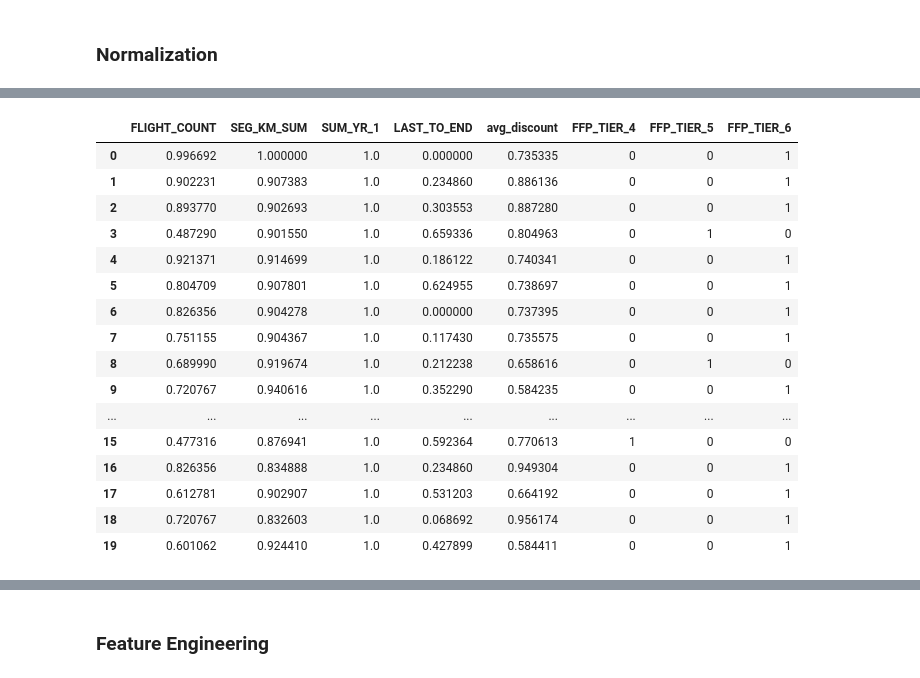
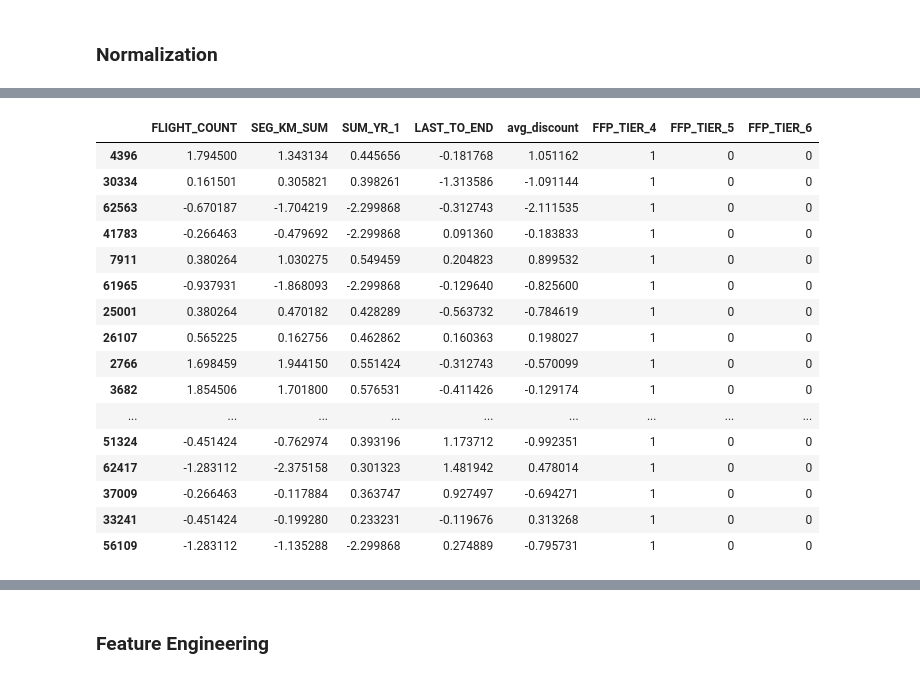
Before and after one commit to FiZufa/Rakamin-Homework, a Jupyter notebook: week16_unsupervised_learning/2_Data_preprocessing.ipynb, the cells around one changed output, grey strips where cells are left out. Drawn from its saved outputs; the diff is of its cells as text; code cells hidden in the pictures.

Commit message:
add kmeans modeling, fix standardization with standardScaler

```diff
--- a/week16_unsupervised_learning/2_Data_preprocessing.ipynb
+++ b/week16_unsupervised_learning/2_Data_preprocessing.ipynb
@@ -326,6 +348,6 @@ Min-Max scaling
 # %%
-from sklearn.preprocessing import MinMaxScaler
+from sklearn.preprocessing import StandardScaler
 
-scaler = MinMaxScaler()
+scaler = StandardScaler()
 
 selected_flight_df[selected_features] = scaler.fit_transform(selected_flight_df[selected_features])
@@ -332,20 +366,20 @@ selected_flight_df[selected_features] = scaler.fit_transform(selected_flight_df[
 # %%
-selected_flight_df.head(20)
+selected_flight_df.sample(20)
 # %% [output]
 |  | FLIGHT_COUNT | SEG_KM_SUM | SUM_YR_1 | LAST_TO_END | avg_discount | FFP_TIER_4 | FFP_TIER_5 | FFP_TIER_6 |
-| 0 | 0.996692 | 1.000000 | 1.0 | 0.000000 | 0.735335 | 0 | 0 | 1 |
-| 1 | 0.902231 | 0.907383 | 1.0 | 0.234860 | 0.886136 | 0 | 0 | 1 |
-| 2 | 0.893770 | 0.902693 | 1.0 | 0.303553 | 0.887280 | 0 | 0 | 1 |
-| 3 | 0.487290 | 0.901550 | 1.0 | 0.659336 | 0.804963 | 0 | 1 | 0 |
-| 4 | 0.921371 | 0.914699 | 1.0 | 0.186122 | 0.740341 | 0 | 0 | 1 |
-| 5 | 0.804709 | 0.907801 | 1.0 | 0.624955 | 0.738697 | 0 | 0 | 1 |
-| 6 | 0.826356 | 0.904278 | 1.0 | 0.000000 | 0.737395 | 0 | 0 | 1 |
-| 7 | 0.751155 | 0.904367 | 1.0 | 0.117430 | 0.735575 | 0 | 0 | 1 |
-| 8 | 0.689990 | 0.919674 | 1.0 | 0.212238 | 0.658616 | 0 | 1 | 0 |
-| 9 | 0.720767 | 0.940616 | 1.0 | 0.352290 | 0.584235 | 0 | 0 | 1 |
+| 4396 | 1.794500 | 1.343134 | 0.445656 | -0.181768 | 1.051162 | 1 | 0 | 0 |
+| 30334 | 0.161501 | 0.305821 | 0.398261 | -1.313586 | -1.091144 | 1 | 0 | 0 |
+| 62563 | -0.670187 | -1.704219 | -2.299868 | -0.312743 | -2.111535 | 1 | 0 | 0 |
+| 41783 | -0.266463 | -0.479692 | -2.299868 | 0.091360 | -0.183833 | 1 | 0 | 0 |
+| 7911 | 0.380264 | 1.030275 | 0.549459 | 0.204823 | 0.899532 | 1 | 0 | 0 |
+| 61965 | -0.937931 | -1.868093 | -2.299868 | -0.129640 | -0.825600 | 1 | 0 | 0 |
+| 25001 | 0.380264 | 0.470182 | 0.428289 | -0.563732 | -0.784619 | 1 | 0 | 0 |
+| 26107 | 0.565225 | 0.162756 | 0.462862 | 0.160363 | 0.198027 | 1 | 0 | 0 |
+| 2766 | 1.698459 | 1.944150 | 0.551424 | -0.312743 | -0.570099 | 1 | 0 | 0 |
+| 3682 | 1.854506 | 1.701800 | 0.576531 | -0.411426 | -0.129174 | 1 | 0 | 0 |
 | ... | ... | ... | ... | ... | ... | ... | ... | ... |
-| 15 | 0.477316 | 0.876941 | 1.0 | 0.592364 | 0.770613 | 1 | 0 | 0 |
-| 16 | 0.826356 | 0.834888 | 1.0 | 0.234860 | 0.949304 | 0 | 0 | 1 |
-| 17 | 0.612781 | 0.902907 | 1.0 | 0.531203 | 0.664192 | 0 | 0 | 1 |
-| 18 | 0.720767 | 0.832603 | 1.0 | 0.068692 | 0.956174 | 0 | 0 | 1 |
-| 19 | 0.601062 | 0.924410 | 1.0 | 0.427899 | 0.584411 | 0 | 0 | 1 |
+| 51324 | -0.451424 | -0.762974 | 0.393196 | 1.173712 | -0.992351 | 1 | 0 | 0 |
+| 62417 | -1.283112 | -2.375158 | 0.301323 | 1.481942 | 0.478014 | 1 | 0 | 0 |
+| 37009 | -0.266463 | -0.117884 | 0.363747 | 0.927497 | -0.694271 | 1 | 0 | 0 |
+| 33241 | -0.451424 | -0.199280 | 0.233231 | -0.119676 | 0.313268 | 1 | 0 | 0 |
+| 56109 | -1.283112 | -1.135288 | -2.299868 | 0.274889 | -0.795731 | 1 | 0 | 0 |
```
Also changed, not shown: parts of 10 cells of this notebook, 3 other files.
